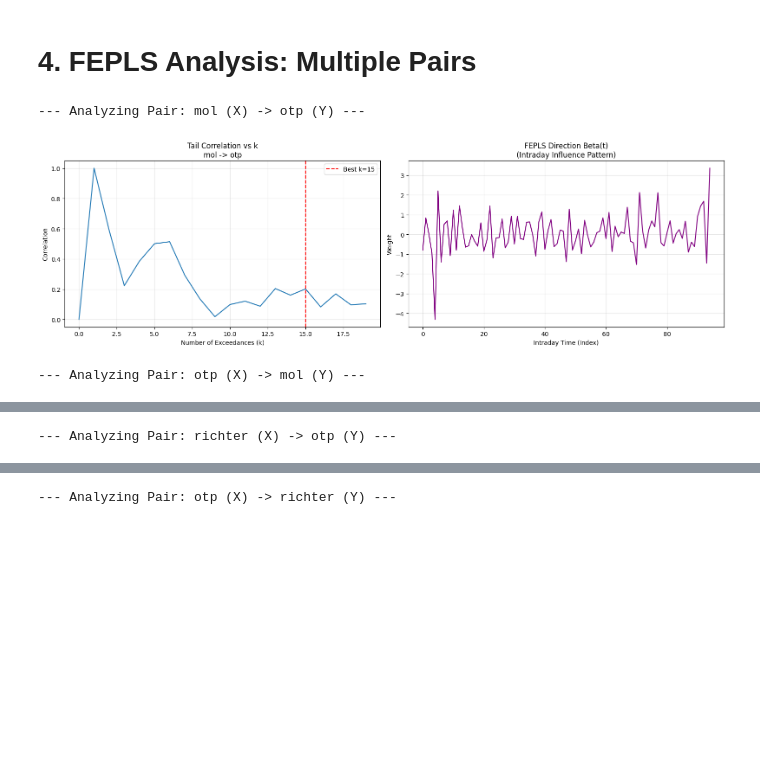
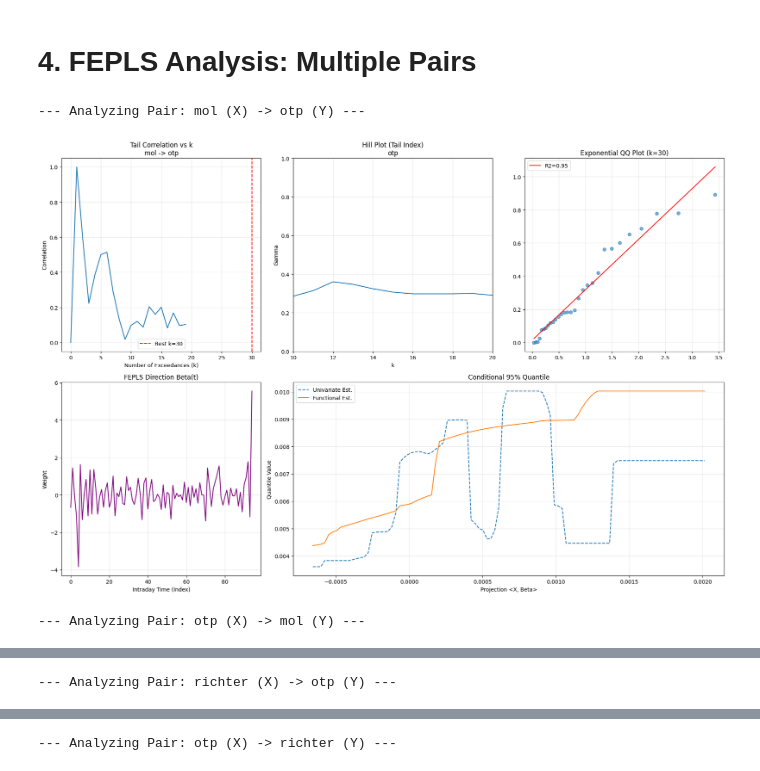
Before and after one commit to janisaiad/fctpls, a Jupyter notebook: notebooks/new/adapted.ipynb, the cells around one changed output, grey strips where cells are left out. Saved outputs shown, nothing was run; the diff lists cells and outputs as text; code cells hidden in the pictures; blank space fills up the shorter version.

```diff
--- a/notebooks/new/adapted.ipynb
+++ b/notebooks/new/adapted.ipynb
@@ -368,7 +368,7 @@ pairs_to_analyze = [
 
 # Parameters
 tau = 1.0
-valid_k_start = 15
+valid_k_start = 30 # Increased to 30 as requested
 
 for ticker_X, ticker_Y in pairs_to_analyze:
     if ticker_X in func_data and ticker_Y in func_data:
@@ -389,49 +389,103 @@ for ticker_X, ticker_Y in pairs_to_analyze:
         n_samples = Y_fepls.shape[1]
         d_points = X_fepls.shape[2]
         m_threshold = int(n_samples / 5)
 
         # 1. Correlation Curve
+        tau = 1.0
+        valid_k_start = 30 # Increased to 30 as requested
+
         corr_curve = bitcoin_concomittant_corr(X_fepls, Y_fepls, tau, m_threshold)
 
         # Find best k
         if len(corr_curve) > valid_k_start:
             best_k = np.argmax(corr_curve[valid_k_start:]) + valid_k_start
         else:
-            best_k = 20
+            best_k = valid_k_start
 
         # 2. FEPLS Direction (Beta)
         Y_sorted = np.sort(Y_fepls[0])[::-1]
         y_n = Y_sorted[best_k]
         y_matrix = y_n * np.ones_like(Y_fepls)
 
         E0 = fepls(X_fepls, Y_fepls, y_matrix, tau)
         beta_hat = E0[0,:]
 
         # --- Plotting ---
-        fig, axes = plt.subplots(1, 2, figsize=(16, 5))
+        # We will create a 2x3 grid to show all diagnostics
+        fig = plt.figure(figsize=(18, 12))
+        gs = fig.add_gridspec(2, 3)
 
-        # Plot Correlation
-        axes[0].plot(corr_curve)
-        axes[0].axvline(x=best_k, color='r', linestyle='--', label=f'Best k={best_k}')
-        axes[0].set_title(f'Tail Correlation vs k\n{ticker_X[:-7]} -> {ticker_Y[:-7]}')
-        axes[0].set_xlabel('Number of Exceedances (k)')
-        axes[0].set_ylabel('Correlation')
-        axes[0].legend()
-        axes[0].grid(True, alpha=0.3)
+        ax1 = fig.add_subplot(gs[0, 0]) # Correlation
+        ax2 = fig.add_subplot(gs[0, 1]) # Hill Plot
+        ax3 = fig.add_subplot(gs[0, 2]) # QQ Plot
+        ax4 = fig.add_subplot(gs[1, 0]) # Beta Curve
+        ax5 = fig.add_subplot(gs[1, 1:]) # Conditional Quantile
 
-        # Plot Beta Curve
-        axes[1].plot(beta_hat, color='purple')
-        axes[1].set_title(f'FEPLS Direction Beta(t)\n(Intraday Influence Pattern)')
-        axes[1].set_xlabel('Intraday Time (Index)')
-        axes[1].set_ylabel('Weight')
-        axes[1].grid(True, alpha=0.3)
+        # Plot 1: Correlation
+        ax1.plot(corr_curve)
+        ax1.axvline(x=best_k, color='r', linestyle='--', label=f'Best k={best_k}')
+        ax1.set_title(f'Tail Correlation vs k\n{ticker_X[:-7]} -> {ticker_Y[:-7]}')
+        ax1.set_xlabel('Number of Exceedances (k)')
+        ax1.set_ylabel('Correlation')
+        ax1.legend()
+        ax1.grid(True, alpha=0.3)
+
+        # Plot 2: Hill Plot
+        hill_est = get_hill_estimator(Y_sorted)
+        ax2.plot(hill_est)
+        ax2.set_title(f'Hill Plot (Tail Index)\n{ticker_Y[:-7]}')
+        ax2.set_xlabel('k')
+        ax2.set_ylabel('Gamma')
+        ax2.set_xlim(10, m_threshold)
+        ax2.set_ylim(0, 1.0)
+        ax2.grid(True, alpha=0.3)
+
+        # Plot 3: Exponential QQ Plot
+        qq_data = Exponential_QQ_Plot_1D(Y_fepls, best_k)
+        slope, intercept, r_val, _, _ = linregress(qq_data[:,0], qq_data[:,1])
+        ax3.scatter(qq_data[:,0], qq_data[:,1], alpha=0.6)
+        ax3.plot(qq_data[:,0], intercept + slope*qq_data[:,0], 'r-', label=f'R2={r_val**2:.2f}')
+        ax3.set_title(f'Exponential QQ Plot (k={best_k})')
+        ax3.legend()
+        ax3.grid(True, alpha=0.3)
+
+        # Plot 4: Beta Curve
+        ax4.plot(beta_hat, color='purple')
+        ax4.set_title(f'FEPLS Direction Beta(t)')
+        ax4.set_xlabel('Intraday Time (Index)')
+        ax4.set_ylabel('Weight')
+        ax4.grid(True, alpha=0.3)
+
+        # Plot 5: Conditional Quantile
+        h_univ = 0.2 * np.std(np.dot(X_fepls[0], beta_hat)/d_points) # Increased bandwidth slightly for smoother plot
+        h_func = 0.2 * np.mean(np.std(X_fepls[0], axis=0))
+
+        h_univ_vec = h_univ * np.ones(n_samples)
+        h_func_vec = h_func * np.ones(n_samples)
+
+        quantiles, s_grid = plot_quantile_conditional_on_sample_new(
+            X_fepls, Y_fepls,
+            dimred=beta_hat,
+            x_func=beta_hat,
+            alpha=0.95,
+            h_univ_vector=h_univ_vec,
+            h_func_vector=h_func_vec
+        )
+
+        ax5.plot(s_grid, quantiles[:,0], label='Univariate Est.', linestyle='--')
+        ax5.plot(s_grid, quantiles[:,1], label='Functional Est.')
+        ax5.set_title(f'Conditional 95% Quantile')
+        ax5.set_xlabel(f'Projection <X, Beta>')
+        ax5.set_ylabel('Quantile Value')
+        ax5.legend()
+        ax5.grid(True, alpha=0.3)
 
         plt.tight_layout()
         plt.show()
 
     else:
-        print(f"Skipping pair {ticker_X} -> {ticker_Y}: Data not in func_data and ticker_Y or ticker_X (Data Missing)")
+        print(f"Skipping pair {ticker_X} -> {ticker_Y}: Data not in func_data and ticker_Y or ticker X (Data Missing)")
 # %% [output]
 --- Analyzing Pair: mol (X) -> otp (Y) ---
-[figure, old version]
+[figure, new version]
 --- Analyzing Pair: otp (X) -> mol (Y) ---
```
Also changed, not shown: parts of 2 cells of this notebook, 2 other files.
